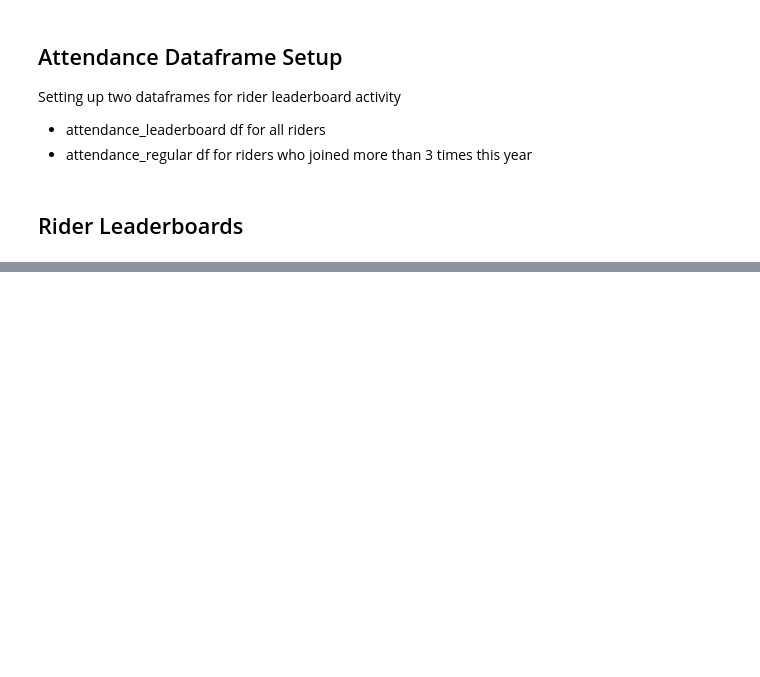
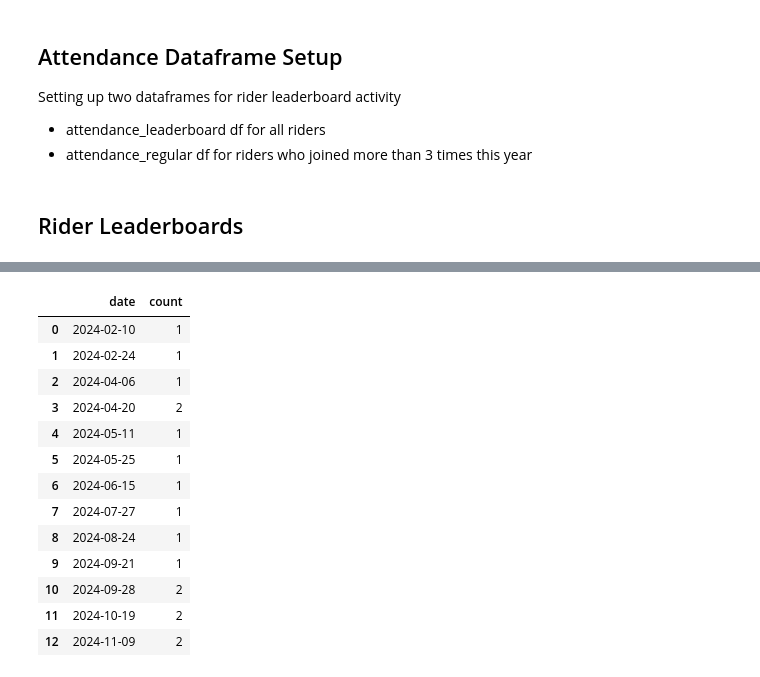
Before and after one commit to annabhe/tbd_stats, a Jupyter notebook: tbd_stats.ipynb, the cells around one changed output, grey strips where cells are left out. Drawn from its saved outputs; the diff is of its cells as text; code cells hidden in the pictures; blank space fills up the shorter version.

```diff
--- a/tbd_stats.ipynb
+++ b/tbd_stats.ipynb
@@ -189,0 +258,17 @@ fig.show()
+# %%
+first_ride_count
+# %% [output]
+|  | date | count |
+| 0 | 2024-02-10 | 1 |
+| 1 | 2024-02-24 | 1 |
+| 2 | 2024-04-06 | 1 |
+| 3 | 2024-04-20 | 2 |
+| 4 | 2024-05-11 | 1 |
+| 5 | 2024-05-25 | 1 |
+| 6 | 2024-06-15 | 1 |
+| 7 | 2024-07-27 | 1 |
+| 8 | 2024-08-24 | 1 |
+| 9 | 2024-09-21 | 1 |
+| 10 | 2024-09-28 | 2 |
+| 11 | 2024-10-19 | 2 |
+| 12 | 2024-11-09 | 2 |
```
Also changed, not shown: parts of 14 cells of this notebook, 1 other file.
